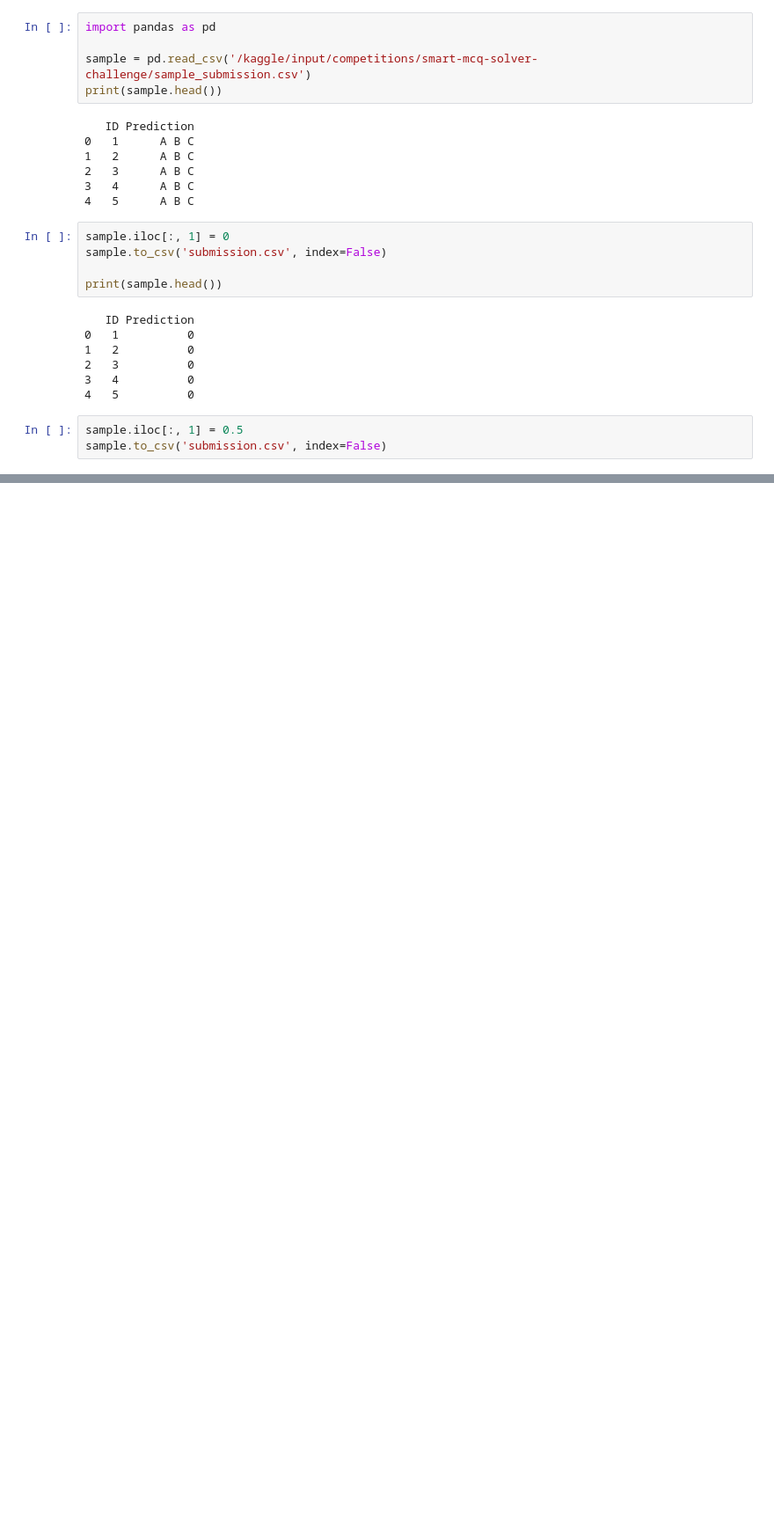
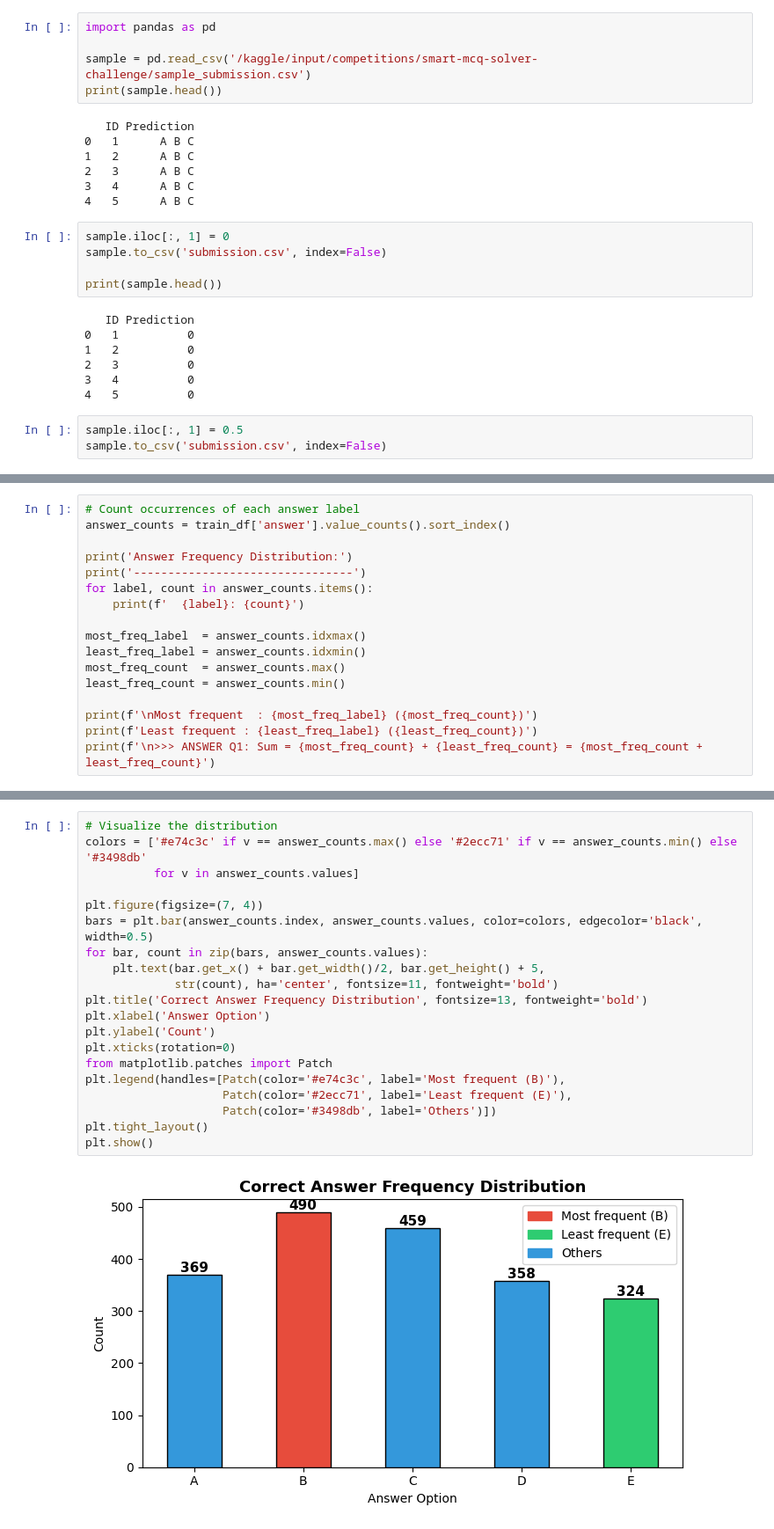
Before and after one commit to prakashpuri/DL-24f1001025-notebook-t22026, a Jupyter notebook: Genai_kaggle_notebook.ipynb, the cells around one changed output, grey strips where cells are left out. Shown at 88% size. Cells and saved outputs as stored; diff of their text form; blank space fills up the shorter version.

```diff
--- a/Genai_kaggle_notebook.ipynb
+++ b/Genai_kaggle_notebook.ipynb
@@ -55,0 +715,17 @@ sample.to_csv('submission.csv', index=False)
+# %%
+# Count occurrences of each answer label
+answer_counts = train_df['answer'].value_counts().sort_index()
+
+print('Answer Frequency Distribution:')
+print('--------------------------------')
+for label, count in answer_counts.items():
+    print(f'  {label}: {count}')
+
+most_freq_label  = answer_counts.idxmax()
+least_freq_label = answer_counts.idxmin()
+most_freq_count  = answer_counts.max()
+least_freq_count = answer_counts.min()
+
+print(f'\nMost frequent  : {most_freq_label} ({most_freq_count})')
+print(f'Least frequent : {least_freq_label} ({least_freq_count})')
+print(f'\n>>> ANSWER Q1: Sum = {most_freq_count} + {least_freq_count} = {most_freq_count + least_freq_count}')
@@ -55,0 +745,22 @@ sample.to_csv('submission.csv', index=False)
+# %%
+# Visualize the distribution
+colors = ['#e74c3c' if v == answer_counts.max() else '#2ecc71' if v == answer_counts.min() else '#3498db'
+          for v in answer_counts.values]
+
+plt.figure(figsize=(7, 4))
+bars = plt.bar(answer_counts.index, answer_counts.values, color=colors, edgecolor='black', width=0.5)
+for bar, count in zip(bars, answer_counts.values):
+    plt.text(bar.get_x() + bar.get_width()/2, bar.get_height() + 5,
+             str(count), ha='center', fontsize=11, fontweight='bold')
+plt.title('Correct Answer Frequency Distribution', fontsize=13, fontweight='bold')
+plt.xlabel('Answer Option')
+plt.ylabel('Count')
+plt.xticks(rotation=0)
+from matplotlib.patches import Patch
+plt.legend(handles=[Patch(color='#e74c3c', label='Most frequent (B)'),
+                    Patch(color='#2ecc71', label='Least frequent (E)'),
+                    Patch(color='#3498db', label='Others')])
+plt.tight_layout()
+plt.show()
+# %% [output]
+[figure, added]
```
Also changed, not shown: parts of 77 cells of this notebook.
